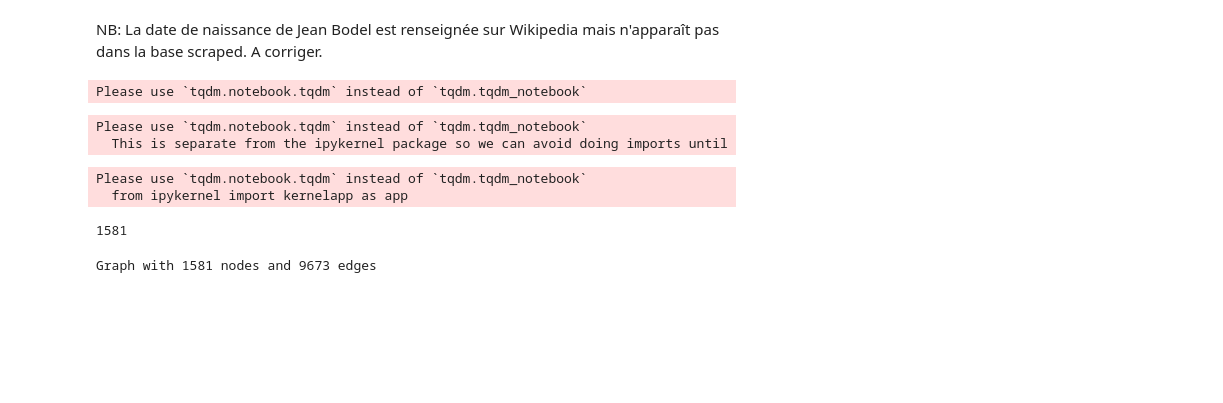
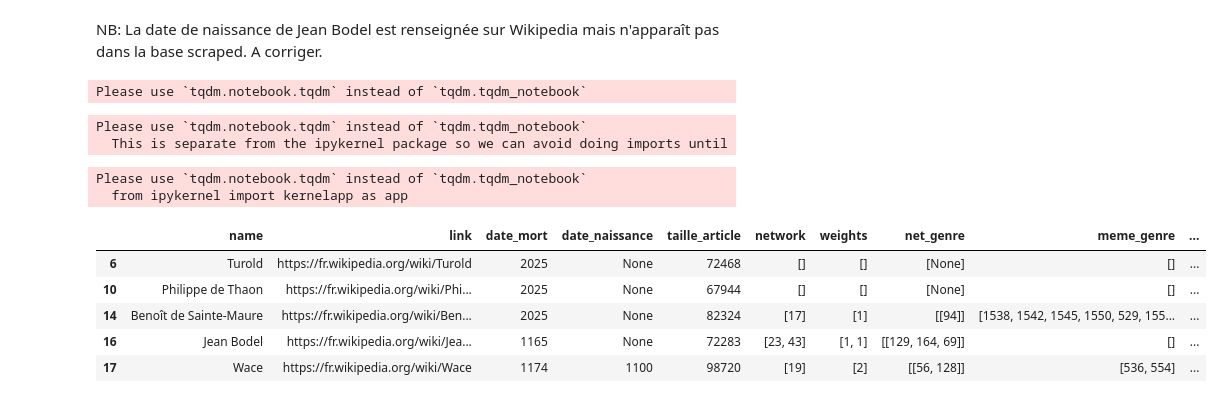
Before and after one commit to ChabiMax/author_network, a Jupyter notebook: Notebook scraping.ipynb, the cells around one changed output. Cells and saved outputs as stored; diff of their text form; code cells hidden in the pictures; blank space fills up the shorter version.

```diff
--- a/Notebook scraping.ipynb
+++ b/Notebook scraping.ipynb
@@ -201,8 +201,12 @@ for id in dictionary.keys() :
   dictionary[id]["meme_genre"] = list(set(dictionary[id]["meme_genre"]))
   dictionary[id]["contemporain"] = list(set(dictionary[id]["contemporain"]))
 # %%
-dict_net = pd.DataFrame.from_dict(dictionary).T
+df_net= pd.DataFrame.from_dict(dictionary).T
+df_net.head()
+# %% [output]
+|  | name | link | date_mort | date_naissance | taille_article | network | weights | net_genre | meme_genre | ... |
+| 6 | Turold | https://fr.wikipedia.org/wiki/Turold | 2025 | None | 72468 | [] | [] | [None] | [] | ... |
+| 10 | Philippe de Thaon | https://fr.wikipedia.org/wiki/Phi... | 2025 | None | 67944 | [] | [] | [None] | [] | ... |
+| 14 | Benoît de Sainte-Maure | https://fr.wikipedia.org/wiki/Ben... | 2025 | None | 82324 | [17] | [1] | [[94]] | [1538, 1542, 1545, 1550, 529, 155... | ... |
+| 16 | Jean Bodel | https://fr.wikipedia.org/wiki/Jea... | 1165 | None | 72283 | [23, 43] | [1, 1] | [[129, 164, 69]] | [] | ... |
+| 17 | Wace | https://fr.wikipedia.org/wiki/Wace | 1174 | 1100 | 98720 | [19] | [2] | [[56, 128]] | [536, 554] | ... |
-# %%
-len(dict_net)
-# %% [output]
-1581
@@ -213,4 +212,0 @@ G = nx.Graph(dict_graph)
-# %%
-print(nx.info(G))
-# %% [output]
-Graph with 1581 nodes and 9673 edges
```
Also changed, not shown: parts of 7 cells of this notebook.
